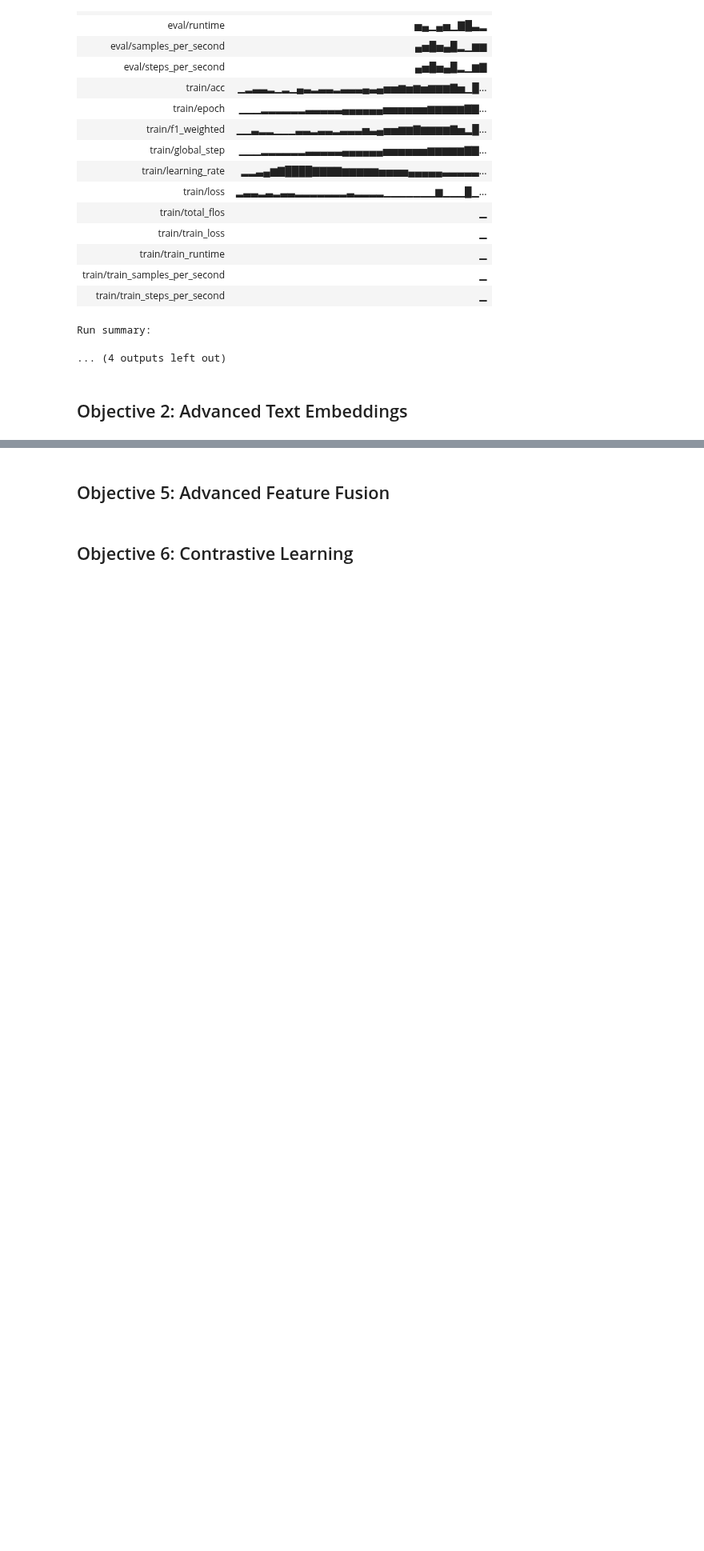
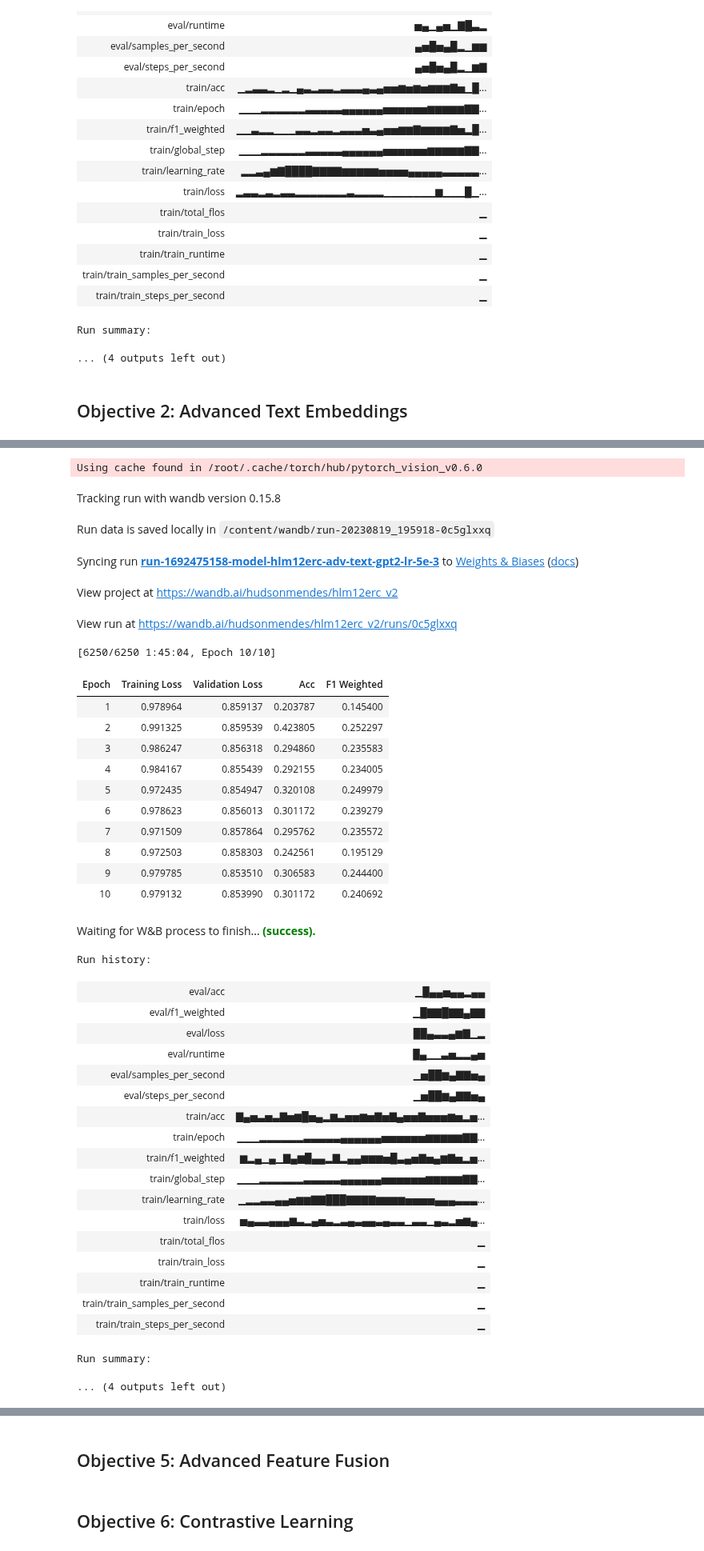
Before and after one commit to hudsonmendes/uolondon-cm3070-fp, a Jupyter notebook: dev/mlops.ipynb, the cells around one changed output, grey strips where cells are left out. Shown at 80% size. Drawn from its saved outputs; the diff is of its cells as text; code cells hidden in the pictures; blank space fills up the shorter version.

```diff
--- a/dev/mlops.ipynb
+++ b/dev/mlops.ipynb
@@ -1012,0 +1051,44 @@ evaluate_model(model_adv_text_gpt2, dataset=ds_test, batch_size=4)
+# %%
+# running on A100, batch_size can be set to 16
+model_adv_text_gpt2_lr5e3 = train_model("adv-text-gpt2-lr-5e-3", datasets=(ds_train, ds_valid), n_epochs=10, batch_size=16)
+evaluate_model(model_adv_text_gpt2_lr5e3, dataset=ds_test, batch_size=16)
+# %% [output]
+Using cache found in /root/.cache/torch/hub/pytorch_vision_v0.6.0
+Tracking run with wandb version 0.15.8
+Run data is saved locally in /content/wandb/run-20230819_195918-0c5glxxq
+Syncing run run-1692475158-model-hlm12erc-adv-text-gpt2-lr-5e-3 to Weights & Biases (docs)
+View project at https://wandb.ai/hudsonmendes/hlm12erc_v2
+View run at https://wandb.ai/hudsonmendes/hlm12erc_v2/runs/0c5glxxq
+[6250/6250 1:45:04, Epoch 10/10]
+| Epoch | Training Loss | Validation Loss | Acc | F1 Weighted |
+| 1 | 0.978964 | 0.859137 | 0.203787 | 0.145400 |
+| 2 | 0.991325 | 0.859539 | 0.423805 | 0.252297 |
+| 3 | 0.986247 | 0.856318 | 0.294860 | 0.235583 |
+| 4 | 0.984167 | 0.855439 | 0.292155 | 0.234005 |
+| 5 | 0.972435 | 0.854947 | 0.320108 | 0.249979 |
+| 6 | 0.978623 | 0.856013 | 0.301172 | 0.239279 |
+| 7 | 0.971509 | 0.857864 | 0.295762 | 0.235572 |
+| 8 | 0.972503 | 0.858303 | 0.242561 | 0.195129 |
+| 9 | 0.979785 | 0.853510 | 0.306583 | 0.244400 |
+| 10 | 0.979132 | 0.853990 | 0.301172 | 0.240692 |
+Waiting for W&B process to finish... (success).
+Run history:
+| eval/acc | ▁█▄▄▅▄▄▂▄▄ |
+| eval/f1_weighted | ▁█▇▇█▇▇▄▇▇ |
+| eval/loss | ██▄▃▃▄▆▇▁▂ |
+| eval/runtime | █▄▁▁▃▅▂▂▄▅ |
+| eval/samples_per_second | ▁▅██▆▄▇▇▅▄ |
+| eval/steps_per_second | ▁▅██▆▄▇▇▅▄ |
+| train/acc | ▇▄▅▃▅▃▇▅▆█▅▄▂▆▃▅▅▆▅▇▅▇▄▅▅▇▅▅▅▆▅▂▅... |
+| train/epoch | ▁▁▁▂▂▂▂▂▂▃▃▃▃▃▄▄▄▄▄▄▅▅▅▅▅▅▆▆▆▆▆▇▇... |
+| train/f1_weighted | ▆▂▄▁▄▁▇▄▆█▄▄▂▇▂▄▄▆▆▆▅█▃▄▅▇▅▄▆▇▅▂▅... |
+| train/global_step | ▁▁▁▂▂▂▂▂▂▃▃▃▃▃▄▄▄▄▄▄▅▅▅▅▅▅▆▆▆▆▆▇▇... |
+| train/learning_rate | ▁▂▂▃▃▄▄▅▆▆▇▇███▇▇▇▇▆▆▆▆▅▅▅▅▄▄▄▃▃▃... |
+| train/loss | ▅▄▃▃▄▄▄▆▃▂▄▅▃▂▃▄▃▄▄▃▄▃▃▁▃▃▁▄▃▂▅▆▄... |
+| train/total_flos | ▁ |
+| train/train_loss | ▁ |
+| train/train_runtime | ▁ |
+| train/train_samples_per_second | ▁ |
+| train/train_steps_per_second | ▁ |
+Run summary:
+... (4 outputs left out)
```
Also changed, not shown: parts of 23 cells of this notebook.
